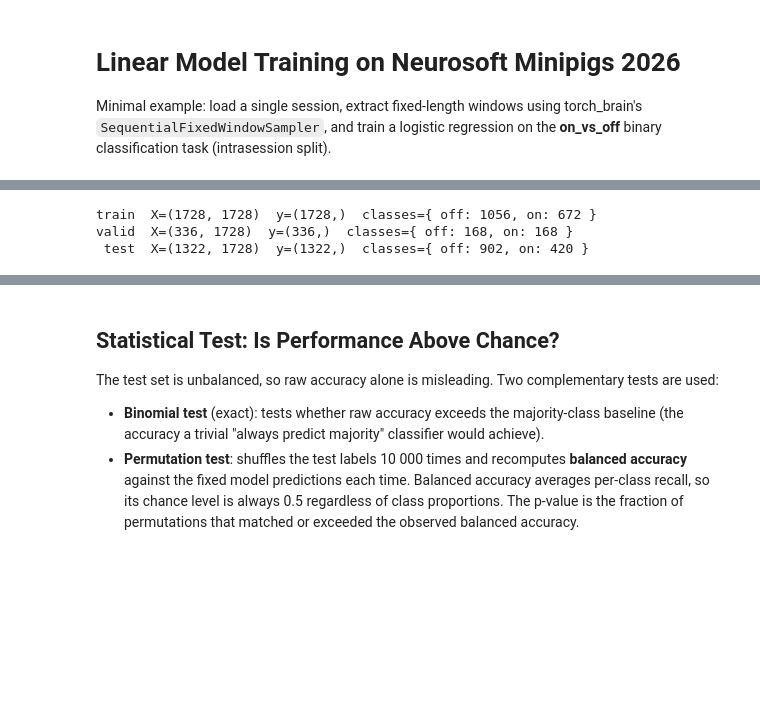
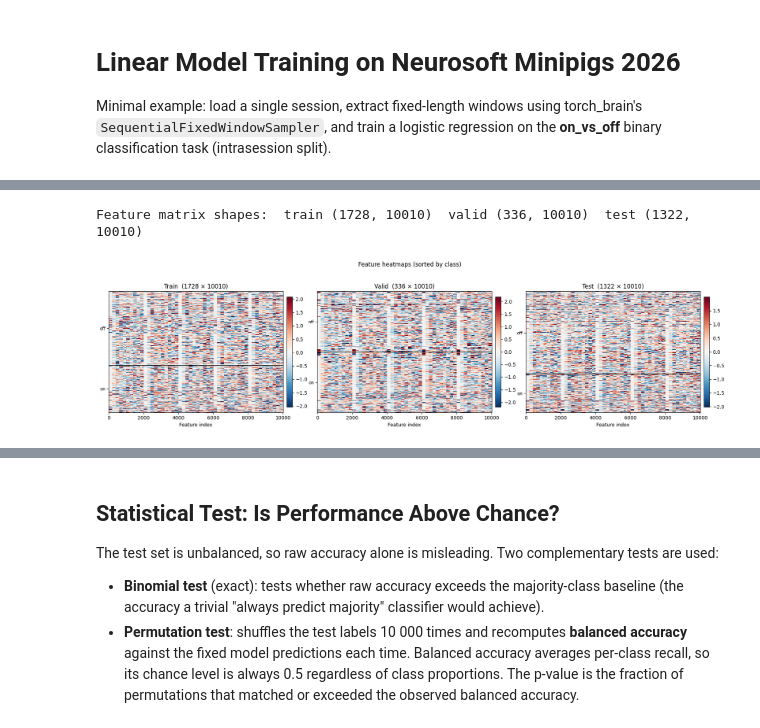
Before and after one commit to Neurosoft-Bioelectronics/auditorydecoding, a Jupyter notebook: notebooks/linear_training.ipynb, the cells around one changed output, grey strips where cells are left out. Cells and saved outputs as stored; diff of their text form; code cells hidden in the pictures; blank space fills up the shorter version.

```diff
--- a/notebooks/linear_training.ipynb
+++ b/notebooks/linear_training.ipynb
@@ -141,41 +125,44 @@ def extract_windows(
-# %%
-FEATURE_MODE = "whiten"
-
-X_train, y_train = extract_windows(
-    dataset, "train", WINDOW_LENGTH, feature_mode=FEATURE_MODE
-)
-X_valid, y_valid = extract_windows(
-    dataset, "valid", WINDOW_LENGTH, feature_mode=FEATURE_MODE
-)
-X_test, y_test = extract_windows(
-    dataset, "test", WINDOW_LENGTH, feature_mode=FEATURE_MODE
-)
-
-if FEATURE_MODE == "whiten":
-    # PCA whitening decorrelates features and scales each component to unit
-    # variance. Fitted on training data only to avoid leakage.
-    whitener = PCA(whiten=True).fit(X_train)
-    X_train = whitener.transform(X_train)
-    X_valid = whitener.transform(X_valid)
-    X_test  = whitener.transform(X_test)
-
-le = LabelEncoder().fit(y_train)
-y_train_enc = le.transform(y_train)
-y_valid_enc = le.transform(y_valid)
-y_test_enc = le.transform(y_test)
-
-for name, X, y in [
-    ("train", X_train, y_train),
-    ("valid", X_valid, y_valid),
-    ("test", X_test, y_test),
-]:
-    unique, counts = np.unique(y, return_counts=True)
-    dist = ", ".join(f"{u}: {c}" for u, c in zip(unique, counts))
-    print(f"{name:>5s}  X={X.shape}  y={y.shape}  classes={{ {dist} }}")
-# %% [output]
-train  X=(1728, 1728)  y=(1728,)  classes={ off: 1056, on: 672 }
-valid  X=(336, 1728)  y=(336,)  classes={ off: 168, on: 168 }
- test  X=(1322, 1728)  y=(1322,)  classes={ off: 902, on: 420 }
+# %%
+print(f"Feature matrix shapes:  train {X_train.shape}  valid {X_valid.shape}  test {X_test.shape}")
+
+fig, axes = plt.subplots(1, 3, figsize=(18, 5))
+
+for ax, X, y_enc, title in [
+    (axes[0], X_train, y_train_enc, "Train"),
+    (axes[1], X_valid, y_valid_enc, "Valid"),
+    (axes[2], X_test, y_test_enc, "Test"),
+]:
+    order = np.argsort(y_enc)
+    im = ax.imshow(
+        X[order],
+        aspect="auto",
+        interpolation="none",
+        cmap="RdBu_r",
+        vmin=np.percentile(X, 2),
+        vmax=np.percentile(X, 98),
+    )
+
+    boundaries = np.searchsorted(y_enc[order], np.arange(len(le.classes_)))
+    for b in boundaries[1:]:
+        ax.axhline(b - 0.5, color="k", linewidth=1)
+
+    label_positions = [
+        (boundaries[i] + (boundaries[i + 1] if i + 1 < len(boundaries) else len(y_enc))) / 2
+        for i in range(len(boundaries))
+    ]
+    ax.set_yticks(label_positions)
+    ax.set_yticklabels(le.classes_, fontsize=9)
+
+    ax.set_xlabel("Feature index")
+    ax.set_title(f"{title}  ({X.shape[0]} × {X.shape[1]})")
+    fig.colorbar(im, ax=ax, fraction=0.03, pad=0.02)
+
+fig.suptitle("Feature heatmaps (sorted by class)")
+fig.tight_layout(rect=[0, 0, 1, 0.95])
+plt.show()
+# %% [output]
+Feature matrix shapes:  train (1728, 10010)  valid (336, 10010)  test (1322, 10010)
+[figure, added]
 # %%
 if BALANCE_CLASSES:
     rng = np.random.default_rng(42)
```
Also changed, not shown: parts of 10 cells of this notebook, 6 other files.
